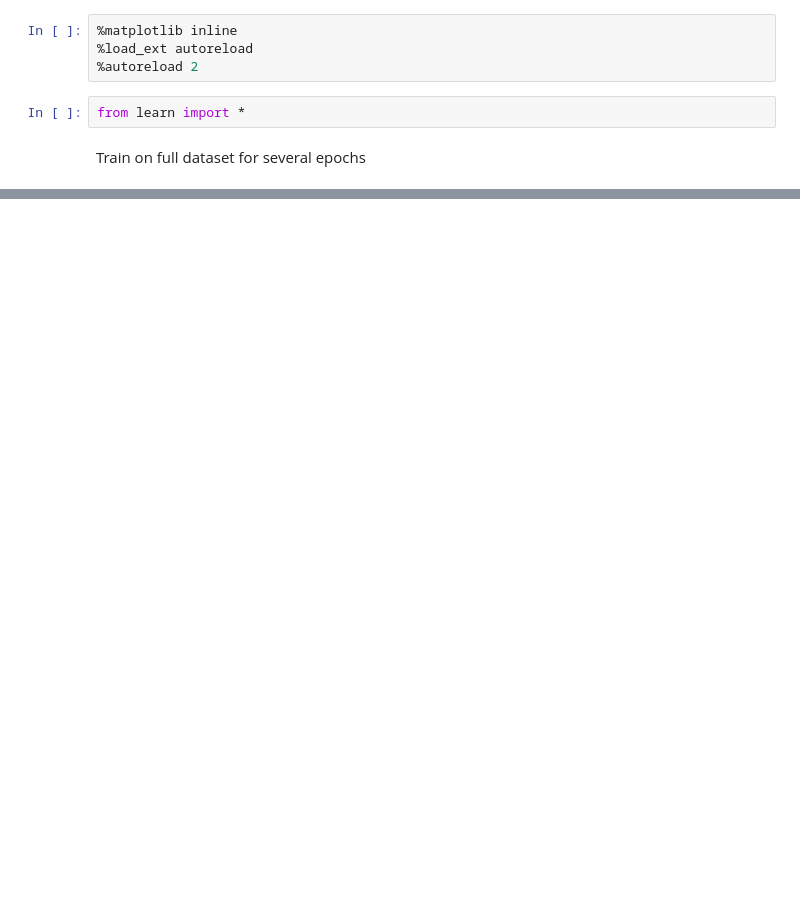
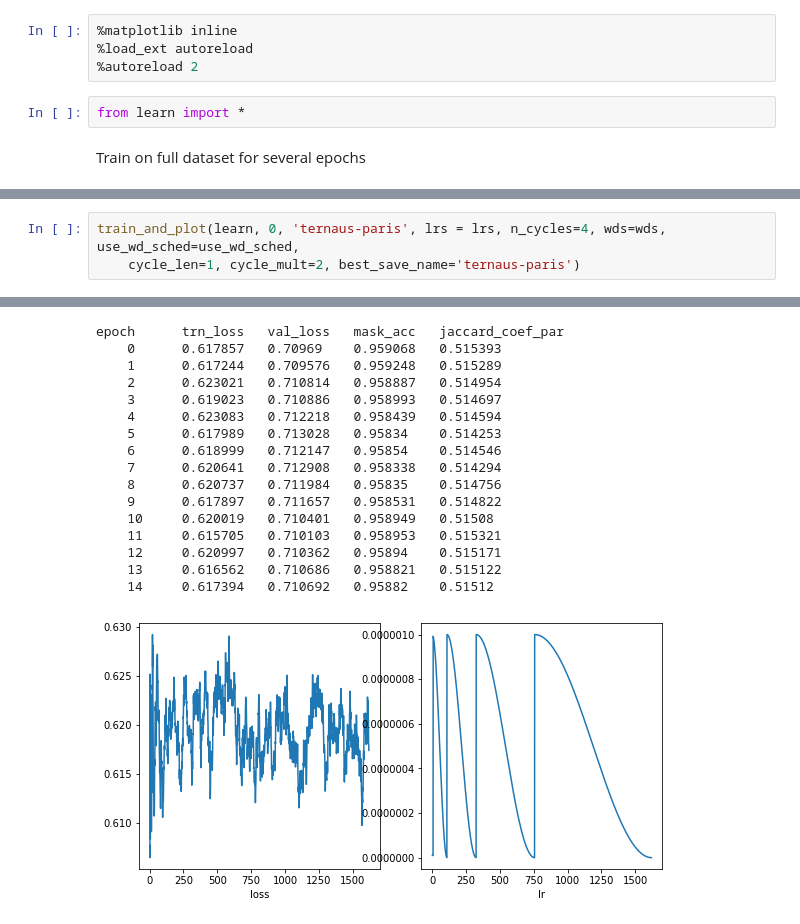
Before and after one commit to Twofyw/building-detection-challenge, a Jupyter notebook: ternausnet-paris.ipynb, the cells around one changed output, grey strips where cells are left out. Drawn from its saved outputs; the diff is of its cells as text; blank space fills up the shorter version.

```diff
--- a/ternausnet-paris.ipynb
+++ b/ternausnet-paris.ipynb
@@ -19,0 +84,4 @@ If you're reading this message in another frontend (for example, a static render
+# %%
+train_and_plot(learn, 0, 'ternaus-paris', lrs = lrs, n_cycles=4, wds=wds, use_wd_sched=use_wd_sched,
+    cycle_len=1, cycle_mult=2, best_save_name='ternaus-paris')
+# %% [output]
@@ -19,0 +89,17 @@ If you're reading this message in another frontend (for example, a static render
+epoch      trn_loss   val_loss   mask_acc   jaccard_coef_par
+    0      0.617857   0.70969    0.959068   0.515393
+    1      0.617244   0.709576   0.959248   0.515289
+    2      0.623021   0.710814   0.958887   0.514954
+    3      0.619023   0.710886   0.958993   0.514697
+    4      0.623083   0.712218   0.958439   0.514594
+    5      0.617989   0.713028   0.95834    0.514253
+    6      0.618999   0.712147   0.95854    0.514546
+    7      0.620641   0.712908   0.958338   0.514294
+    8      0.620737   0.711984   0.95835    0.514756
+    9      0.617897   0.711657   0.958531   0.514822
+    10     0.620019   0.710401   0.958949   0.51508
+    11     0.615705   0.710103   0.958953   0.515321
+    12     0.620997   0.710362   0.95894    0.515171
+    13     0.616562   0.710686   0.958821   0.515122
+    14     0.617394   0.710692   0.95882    0.51512
+[figure, added]
```
Also changed, not shown: parts of 10 cells of this notebook, 12 other files.
